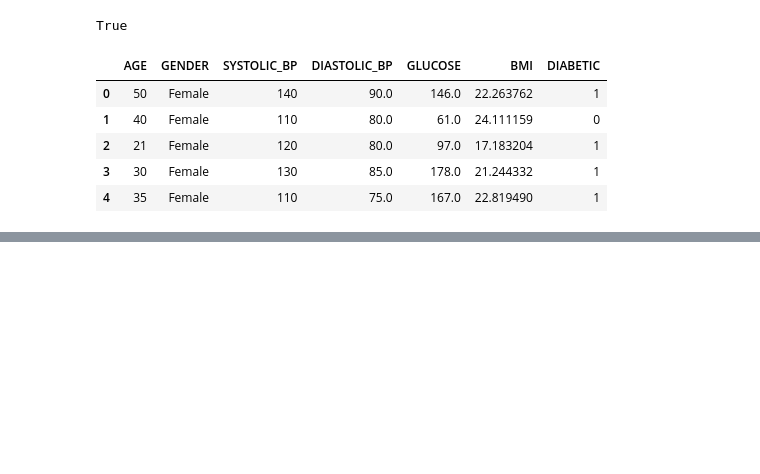
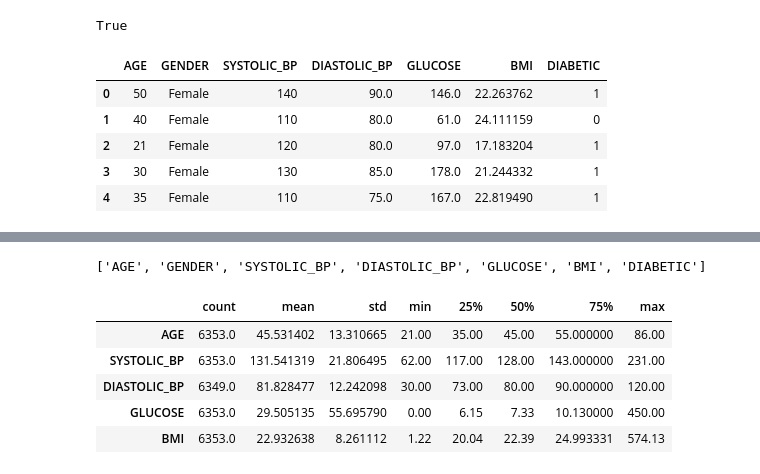
Before and after one commit to habib33-3/diabetes-detection-system, a Jupyter notebook: merged-dataset.ipynb, the cells around one changed output, grey strips where cells are left out. Saved outputs shown, nothing was run; the diff lists cells and outputs as text; code cells hidden in the pictures; blank space fills up the shorter version.

```diff
--- a/merged-dataset.ipynb
+++ b/merged-dataset.ipynb
@@ -179,0 +204,4 @@ df.head()
+# %%
+df.columns.tolist()
+# %% [output]
+['AGE', 'GENDER', 'SYSTOLIC_BP', 'DIASTOLIC_BP', 'GLUCOSE', 'BMI', 'DIABETIC']
@@ -179,0 +210,9 @@ df.head()
+# %%
+df.describe().T
+# %% [output]
+|  | count | mean | std | min | 25% | 50% | 75% | max |
+| AGE | 6353.0 | 45.531402 | 13.310665 | 21.00 | 35.00 | 45.00 | 55.000000 | 86.00 |
+| SYSTOLIC_BP | 6353.0 | 131.541319 | 21.806495 | 62.00 | 117.00 | 128.00 | 143.000000 | 231.00 |
+| DIASTOLIC_BP | 6349.0 | 81.828477 | 12.242098 | 30.00 | 73.00 | 80.00 | 90.000000 | 120.00 |
+| GLUCOSE | 6353.0 | 29.505135 | 55.695790 | 0.00 | 6.15 | 7.33 | 10.130000 | 450.00 |
+| BMI | 6353.0 | 22.932638 | 8.261112 | 1.22 | 20.04 | 22.39 | 24.993331 | 574.13 |
```
Also changed, not shown: parts of 32 cells of this notebook, 2 other files.
